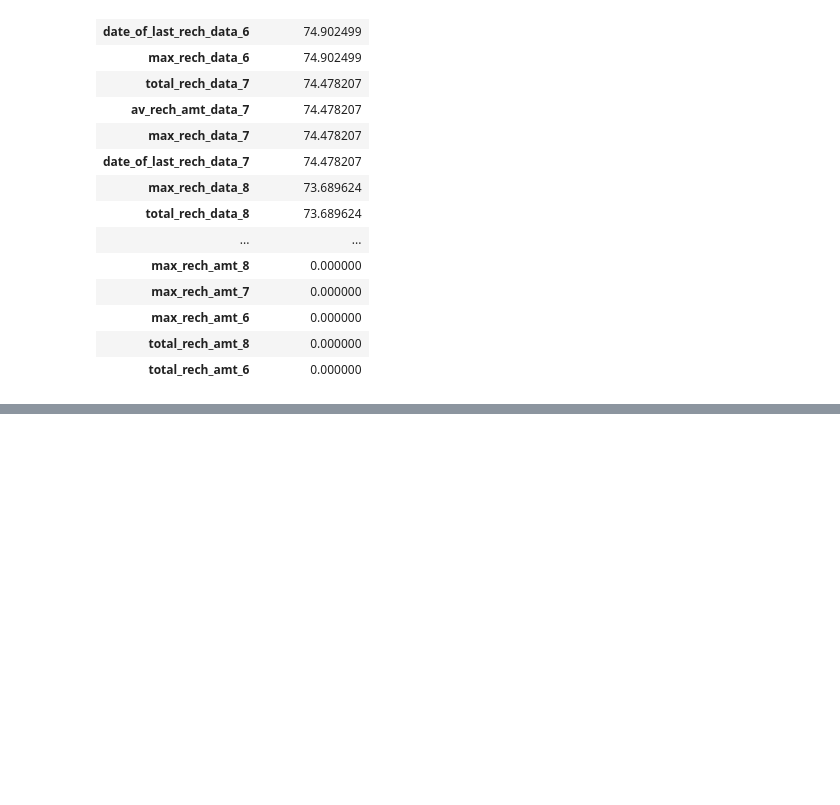
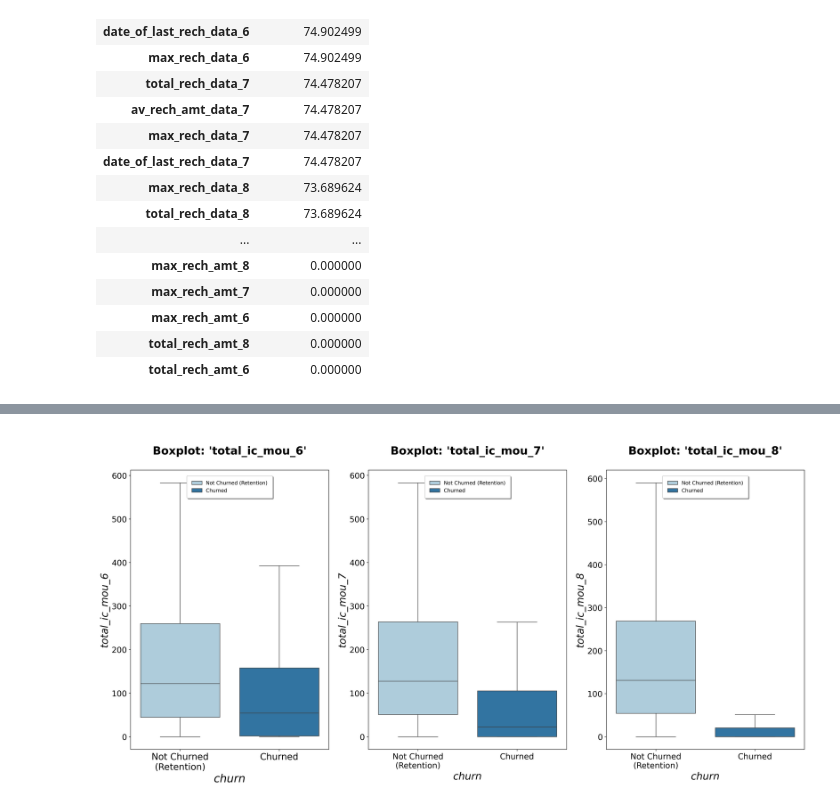
Before and after one commit to RohitKini/TelecomChurn, a Jupyter notebook: Initial.ipynb, the cells around one changed output, grey strips where cells are left out. Drawn from its saved outputs; the diff is of its cells as text; code cells hidden in the pictures; blank space fills up the shorter version.

```diff
--- a/Initial.ipynb
+++ b/Initial.ipynb
@@ -249,0 +318,4 @@ data[rech_cols_min] = imp.fit_transform(data[rech_cols_min])
+# %%
+plot_boxplots_6_7_8("total_ic_mou")
+# %% [output]
+[figure, added]
```
Also changed, not shown: parts of 18 cells of this notebook.
